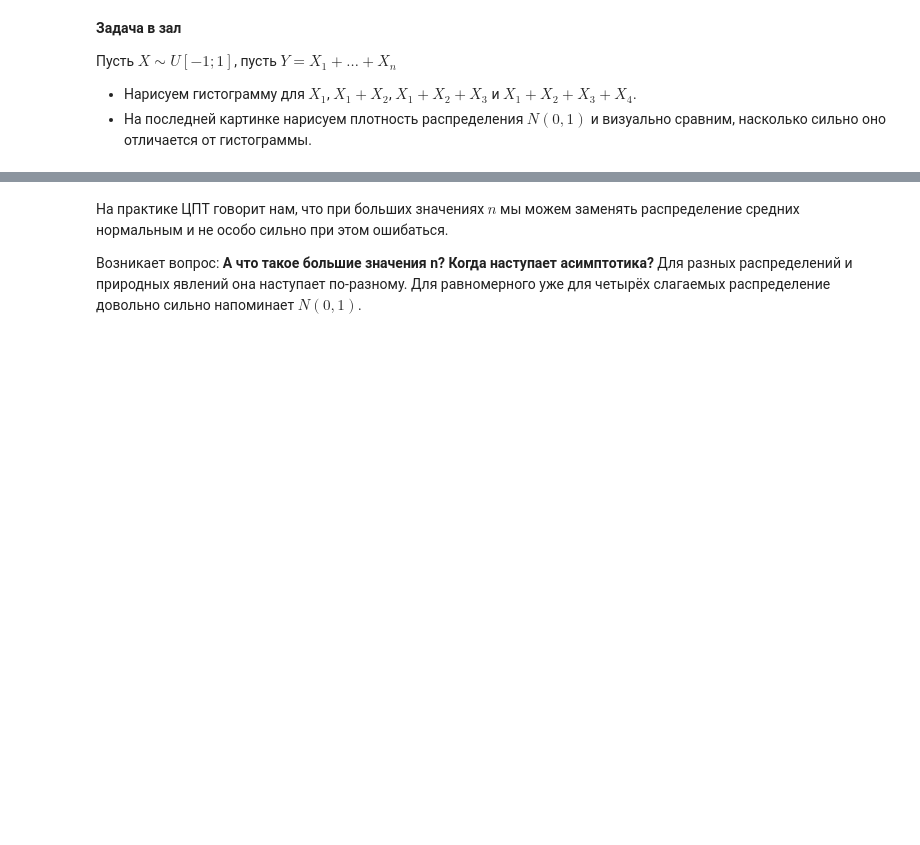
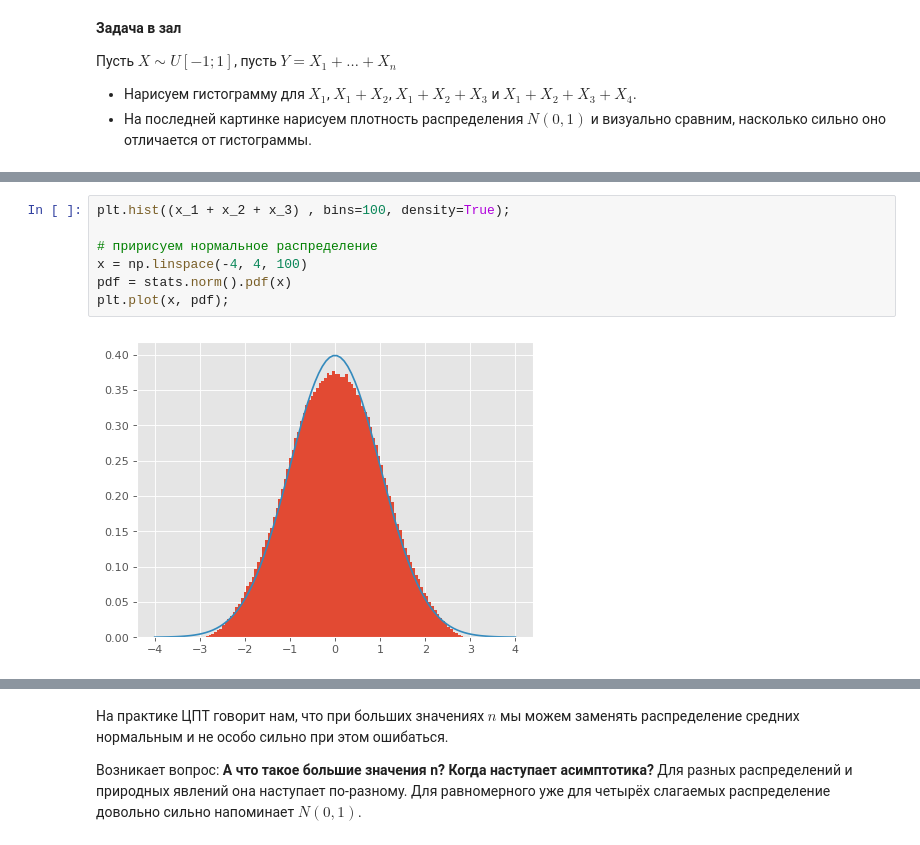
Before and after one commit to VladimirBalditsyn/HSE_AppliedStatistics, a Jupyter notebook: lesson 3/3_ci-real_estate.ipynb, the cells around one changed output, grey strips where cells are left out. Saved outputs shown, nothing was run; the diff lists cells and outputs as text; blank space fills up the shorter version.

```diff
--- a/lesson 3/3_ci-real_estate.ipynb
+++ b/lesson 3/3_ci-real_estate.ipynb
@@ -98,0 +120,9 @@ plt.plot(x, pdf);
+# %%
+plt.hist((x_1 + x_2 + x_3) , bins=100, density=True);
+
+# пририсуем нормальное распределение
+x = np.linspace(-4, 4, 100)
+pdf = stats.norm().pdf(x)
+plt.plot(x, pdf);
+# %% [output]
+[figure, added]
```
Also changed, not shown: parts of 10 cells of this notebook.
